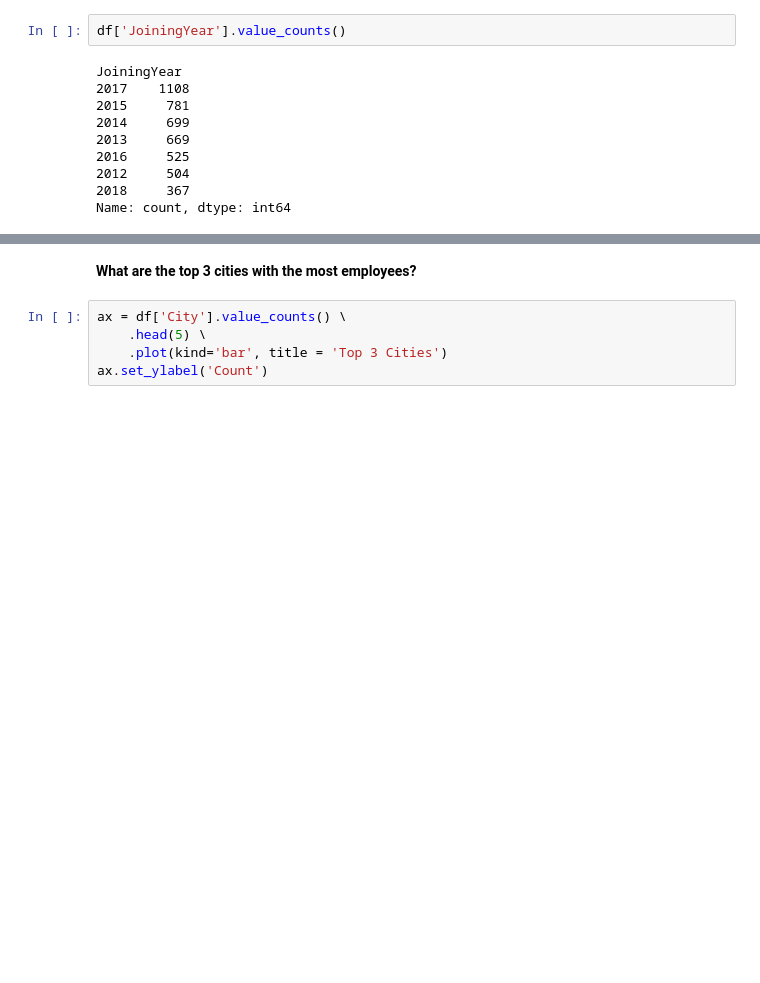
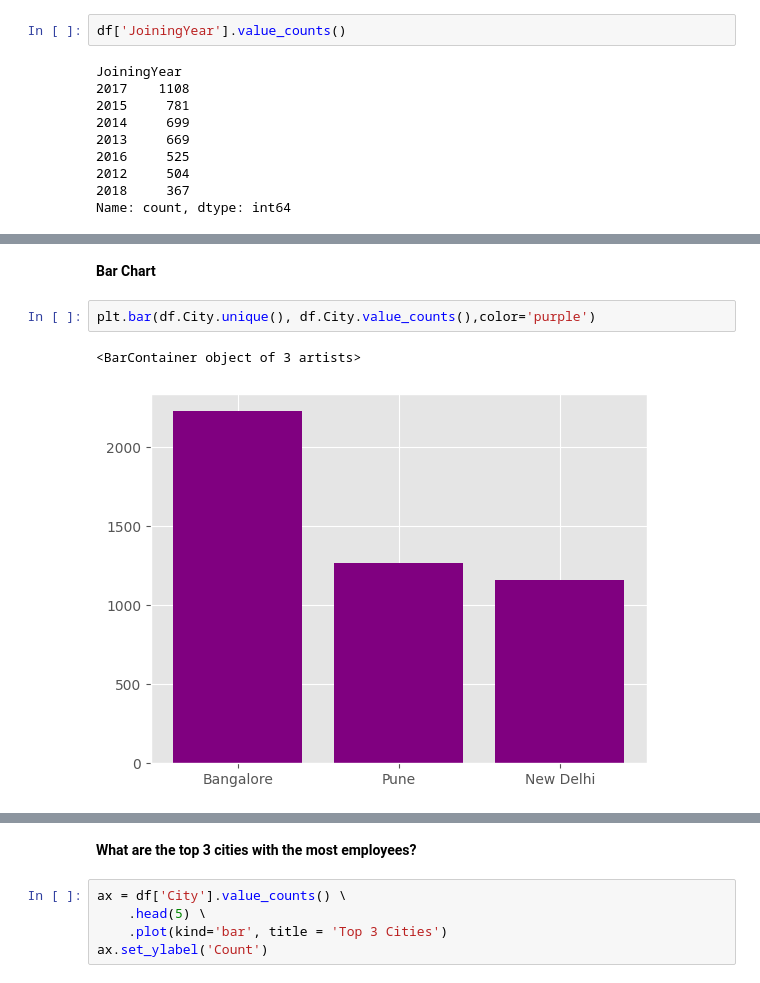
Before and after one commit to Panaee/Data_Analytics, a Jupyter notebook: employee-dataset.ipynb, the cells around one changed output, grey strips where cells are left out. Saved outputs shown, nothing was run; the diff lists cells and outputs as text; blank space fills up the shorter version.

```diff
--- a/employee-dataset.ipynb
+++ b/employee-dataset.ipynb
@@ -233,0 +316,7 @@ Name: count, dtype: int64
+# %% [markdown]
+**Bar Chart**
+# %%
+plt.bar(df.City.unique(), df.City.value_counts(),color='purple')
+# %% [output]
+<BarContainer object of 3 artists>
+[figure, added]
```
Also changed, not shown: parts of 50 cells of this notebook.
